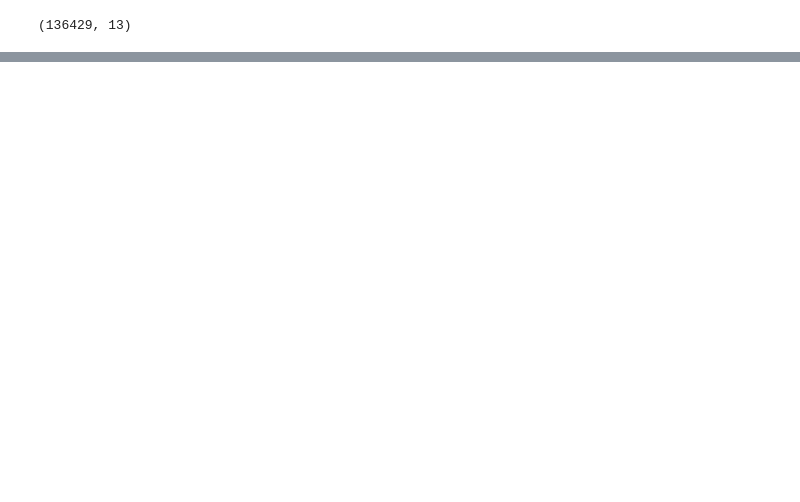
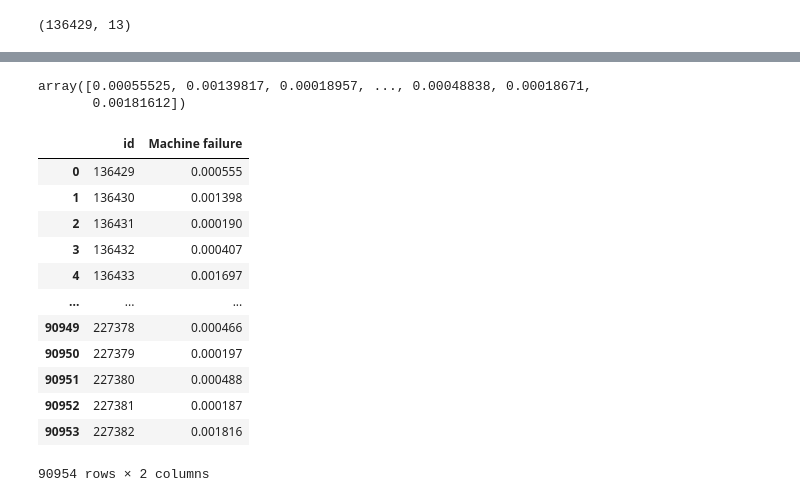
Before and after one commit to the-usman/Machine-Failure-Detection-Model, a Jupyter notebook: main.ipynb, the cells around one changed output, grey strips where cells are left out. Drawn from its saved outputs; the diff is of its cells as text; code cells hidden in the pictures; blank space fills up the shorter version.

```diff
--- a/main.ipynb
+++ b/main.ipynb
@@ -21,0 +255,6 @@ AttributeError: 'DataFrame' object has no attribute 'duplicate'
+# %%
+test_data = trf1.transform(test_data)
+# %%
+model = LGBMClassifier(random_state=42, **best_params)
+model.fit(data, targets)
+pred = (model.predict_proba(test_data)[:,1])
@@ -21,0 +279,25 @@ AttributeError: 'DataFrame' object has no attribute 'duplicate'
+# %%
+pred
+# %% [output]
+array([0.00055525, 0.00139817, 0.00018957, ..., 0.00048838, 0.00018671,
+       0.00181612])
+# %%
+predictions = pd.read_csv("data/sample_submission.csv")
+# %%
+predictions['Machine failure'] = pred
+# %%
+predictions
+# %% [output]
+|  | id | Machine failure |
+| 0 | 136429 | 0.000555 |
+| 1 | 136430 | 0.001398 |
+| 2 | 136431 | 0.000190 |
+| 3 | 136432 | 0.000407 |
+| 4 | 136433 | 0.001697 |
+| ... | ... | ... |
+| 90949 | 227378 | 0.000466 |
+| 90950 | 227379 | 0.000197 |
+| 90951 | 227380 | 0.000488 |
+| 90952 | 227381 | 0.000187 |
+| 90953 | 227382 | 0.001816 |
+90954 rows × 2 columns
```
Also changed, not shown: parts of 34 cells of this notebook, 6 other files.
